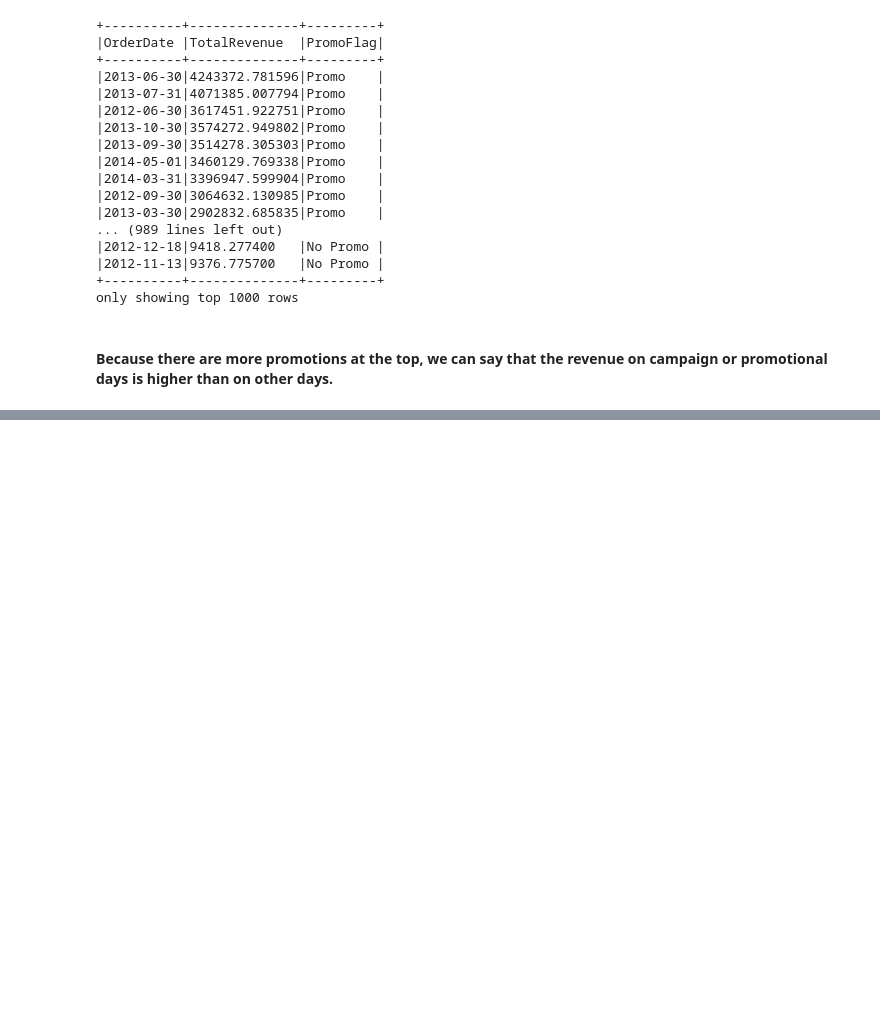
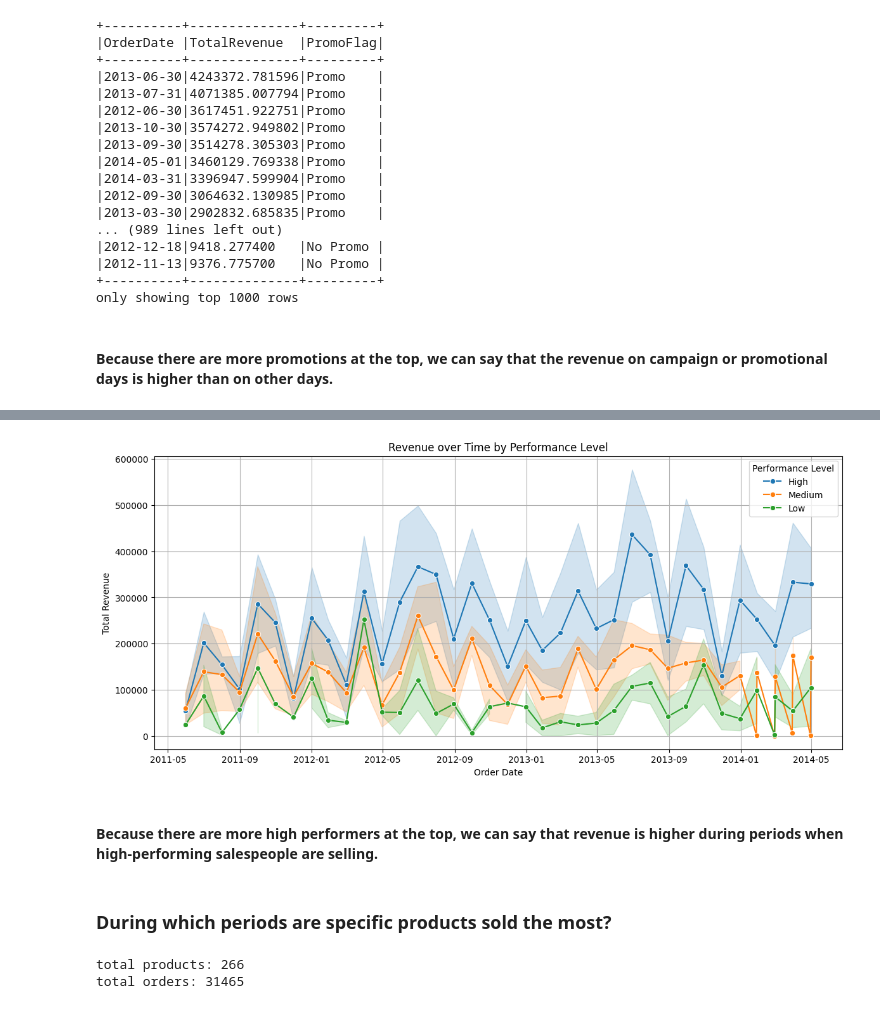
Before and after one commit to hunglk25/explore-data, a Jupyter notebook: test.ipynb, the cells around one changed output, grey strips where cells are left out. Saved outputs shown, nothing was run; the diff lists cells and outputs as text; code cells hidden in the pictures; blank space fills up the shorter version.

```diff
--- a/test.ipynb
+++ b/test.ipynb
@@ -397,0 +475,26 @@ only showing top 1000 rows
+# %%
+result_pd = result.toPandas()
+
+result_pd["OrderDate"] = pd.to_datetime(result_pd["OrderDate"])
+
+plt.figure(figsize=(14,6))
+sns.lineplot(
+    data=result_pd,
+    x="OrderDate",
+    y="TotalRevenue",
+    hue="PerformanceLevel",
+    marker='o'
+)
+
+plt.xlabel("Order Date")
+plt.ylabel("Total Revenue")
+plt.title("Revenue over Time by Performance Level")
+plt.legend(title="Performance Level")
+plt.grid(True)
+plt.show()
+# %% [output]
+[figure, added]
+# %% [markdown]
+#### Because there are more high performers at the top, we can say that revenue is higher during periods when high-performing salespeople are selling.
+# %% [markdown]
+### During which periods are specific products sold the most?
@@ -397,0 +505,6 @@ only showing top 1000 rows
+# %%
+print(f"total products: {Q3_df['Sales.SalesOrderDetail'].select('ProductID').distinct().count()}")
+print(f"total orders: {Q3_df['Sales.SalesOrderHeader'].count()}")
+# %% [output]
+total products: 266
+total orders: 31465
```
Also changed, not shown: parts of 18 cells of this notebook.
